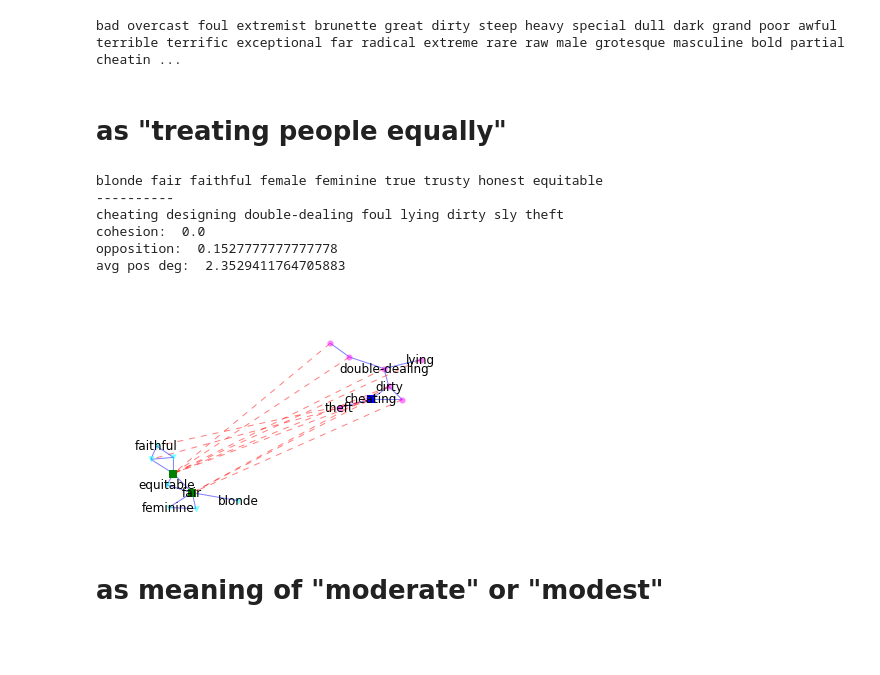
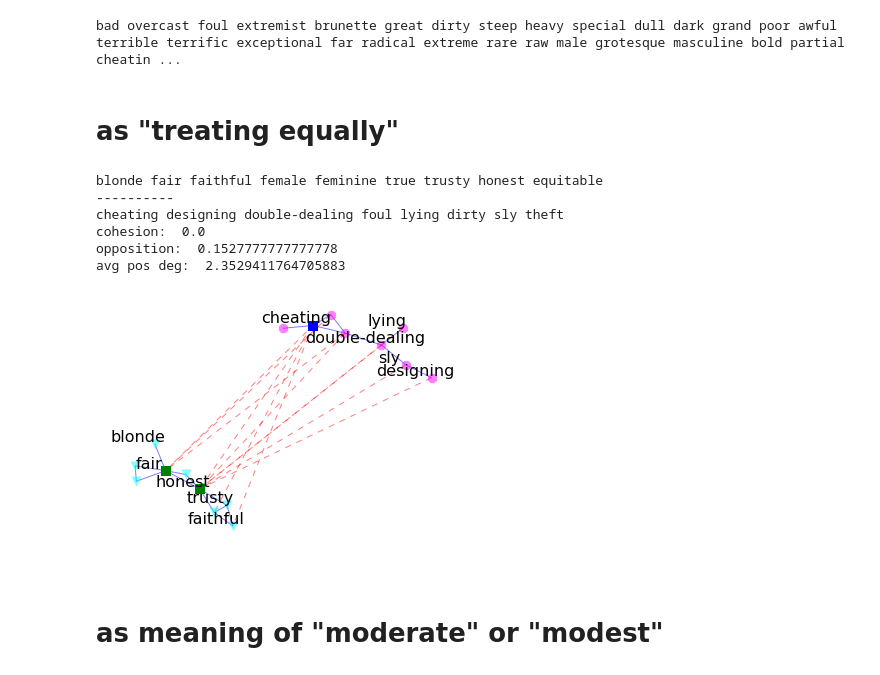
Before and after one commit to xiaohan2012/signed-local-community, a Jupyter notebook: overlapping-community-demo.ipynb, the cells around one changed output. Drawn from its saved outputs; the diff is of its cells as text; code cells hidden in the pictures; blank space fills up the shorter version.

Commit message:
case studies on overlapping communities

```diff
--- a/overlapping-community-demo.ipynb
+++ b/overlapping-community-demo.ipynb
@@ -82,7 +82,7 @@ print(' '.join(neg_nbrs('fair')))
 # %% [output]
 bad overcast foul extremist brunette great dirty steep heavy special dull dark grand poor awful terrible terrific exceptional far radical extreme rare raw male grotesque masculine bold partial cheatin ...
 # %%
-def demo(seeds1, seeds2, n_labels_to_show=5):
+def demo(seeds1, seeds2, C1_to_show=None, C2_to_show=None, n_labels_to_show=5, label_x_offset=0, label_y_offset=0):
     seeds1 = [w2i[w] for w in seeds1]
     seeds2 = [w2i[w] for w in seeds2]
 
@@ -97,8 +97,13 @@ def demo(seeds1, seeds2, n_labels_to_show=5):
     print(get_words_string_from_indices(C1))
     print('-' * 10)
     print(get_words_string_from_indices(C2))
-    C1_to_show = np.random.choice(C1, size=np.minimum(n_labels_to_show, len(C1)), replace=False)
-    C2_to_show = np.random.choice(C2, size=np.minimum(n_labels_to_show, len(C2)), replace=False)
+    if C1_to_show is None:
+        C1_to_show = np.random.choice(C1, size=np.minimum(n_labels_to_show, len(C1)), replace=False)
+    C1_to_show = seeds1 + list(C1_to_show)
+    if C2_to_show is None:
+        C2_to_show = np.random.choice(C2, size=np.minimum(n_labels_to_show, len(C2)), replace=False)
+    C2_to_show = seeds2 + list(C2_to_show)
+
     C1_labels = {i: i2w[i] for i in C1_to_show}
     C2_labels = {i: i2w[i] for i in C2_to_show}
 
@@ -109,20 +114,33 @@ def demo(seeds1, seeds2, n_labels_to_show=5):
         g, C1, C2,
         seeds1=seeds1, seeds2=seeds2,
         C1_labels=C1_labels, C2_labels=C2_labels,
-        layout='pos'
+        layout='pos',
+        label_x_offset=label_x_offset,
+        label_y_offset=label_y_offset
     )
+    return fig, ax
 # %% [markdown]
-# as  "treating people equally"
+# as  "treating equally"
-# %%
-demo(['fair', 'honest'], ['cheating'])
-# %% [output]
-blonde fair faithful female feminine true trusty honest equitable
-----------
-cheating designing double-dealing foul lying dirty sly theft
-cohesion:  0.0
-opposition:  0.1527777777777778
-avg pos deg:  2.3529411764705883
-[figure, removed]
+# %%
+random.seed(12345)
+np.random.seed(12345)
+fig, ax = demo(
+    ['fair', 'honest'], ['cheating'],
+    label_x_offset=-0.1, label_y_offset=0.05,
+    C1_to_show=[w2i[w] for w in ('blonde', 'trusty', 'faithful')],
+    C2_to_show=[w2i[w] for w in ('designing', 'lying', 'sly', 'double-dealing')]
+)
+
+fig.tight_layout()
+fig.savefig('figs/case-study-overlapping/fair-cheating.pdf')
+# %% [output]
+blonde fair faithful female feminine true trusty honest equitable
+----------
+cheating designing double-dealing foul lying dirty sly theft
+cohesion:  0.0
+opposition:  0.1527777777777778
+avg pos deg:  2.3529411764705883
+[figure, added]
 # %% [markdown]
 # as meaning of "moderate" or "modest"
 # %%
```
Also changed, not shown: parts of 2 cells of this notebook, 1 other file.
